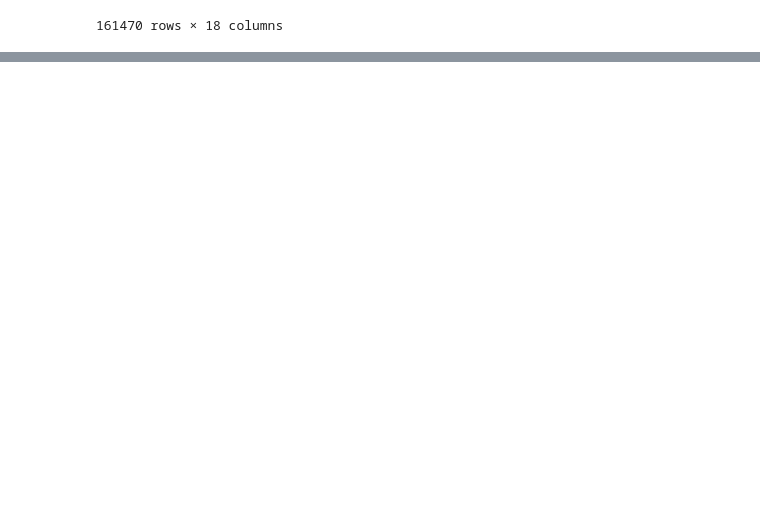
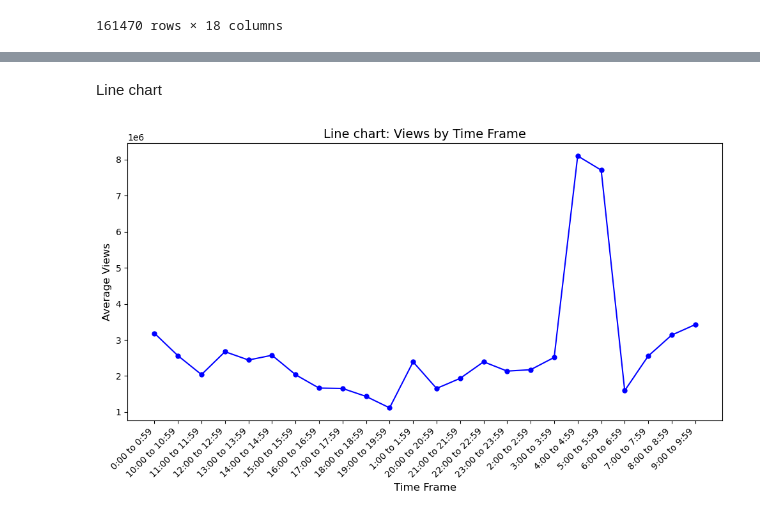
Before and after one commit to Biuuu2309/Data-Analysis-Basic-Method, a Jupyter notebook: Python Project With Jupyter.ipynb, the cells around one changed output, grey strips where cells are left out. Cells and saved outputs as stored; diff of their text form; code cells hidden in the pictures; blank space fills up the shorter version.

```diff
--- a/Python Project With Jupyter.ipynb
+++ b/Python Project With Jupyter.ipynb
@@ -1126,0 +1188,14 @@ YT_Tablee
+# %% [markdown]
+Line chart
+# %%
+df_grouped = DF.groupby('time_frame', as_index=False)['views'].mean()
+plt.figure(figsize=(10, 6))
+plt.plot(df_grouped['time_frame'], df_grouped['views'], color='blue', marker='o', markersize=5)
+plt.title("Line chart: Views by Time Frame", fontsize=14)
+plt.xlabel("Time Frame", fontsize=12)
+plt.ylabel("Average Views", fontsize=12)
+plt.xticks(rotation=45, ha='right')
+plt.tight_layout()
+plt.show()
+# %% [output]
+[figure, added]
```
Also changed, not shown: parts of 20 cells of this notebook.
